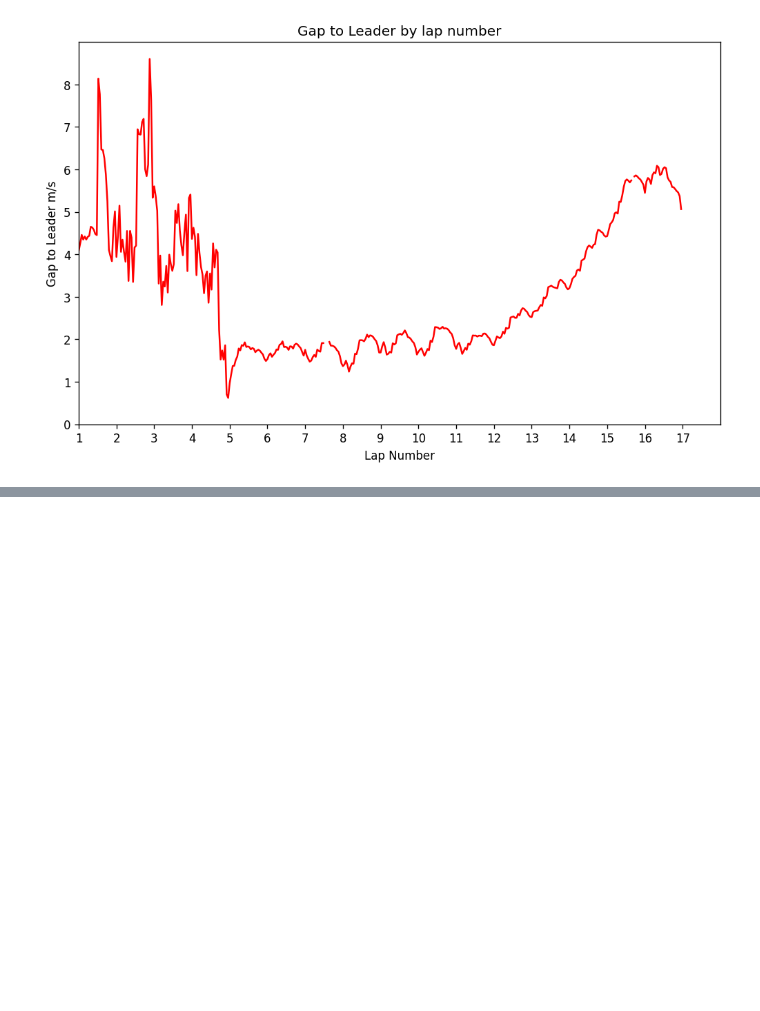
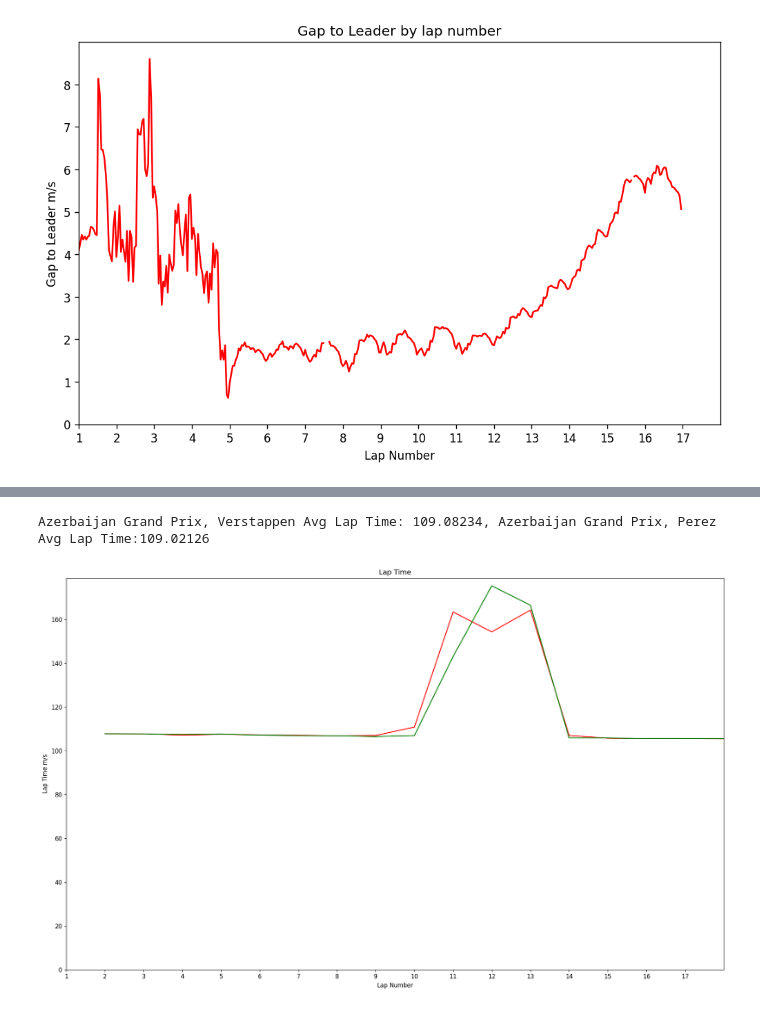
Before and after one commit to OliverKeefe/F1-Sidepod-Damage-Performance-Effect, a Jupyter notebook: analysis.ipynb, the cells around one changed output, grey strips where cells are left out. Cells and saved outputs as stored; diff of their text form; code cells hidden in the pictures; blank space fills up the shorter version.

```diff
--- a/analysis.ipynb
+++ b/analysis.ipynb
@@ -48,0 +174,19 @@ plt.show()
+# %%
+plt.figure(figsize=(20, 12), dpi=120)
+plt.plot(dfGPLap['lap_number'], dfGPLap['lap_duration'], color='red', marker='')
+plt.plot(dfPerGPLap['lap_number'], dfPerGPLap['lap_duration'], color='green', marker='')
+
+print(f"Azerbaijan Grand Prix, Verstappen Avg Lap Time: {dfGPLap['lap_duration'].mean()}, Azerbaijan Grand Prix, Perez Avg Lap Time:{dfPerGPLap['lap_duration'].mean()} ")
+
+plt.xticks(np.arange(0, 18, 1))
+plt.xlim(1, 18)
+plt.ylim(bottom=0)
+
+plt.title("Lap Time")
+plt.xlabel("Lap Number")
+plt.ylabel("Lap Time m/s")
+
+plt.show()
+# %% [output]
+Azerbaijan Grand Prix, Verstappen Avg Lap Time: 109.08234, Azerbaijan Grand Prix, Perez Avg Lap Time:109.02126
+[figure, added]
```
Also changed, not shown: parts of 4 cells of this notebook.
